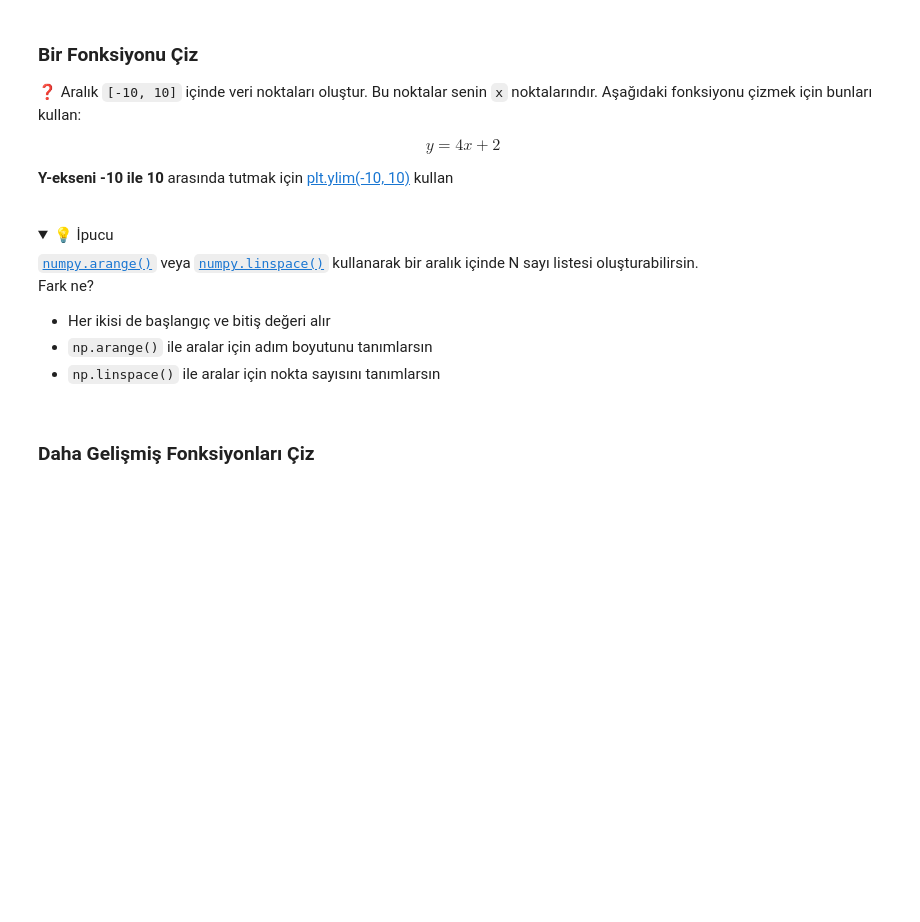
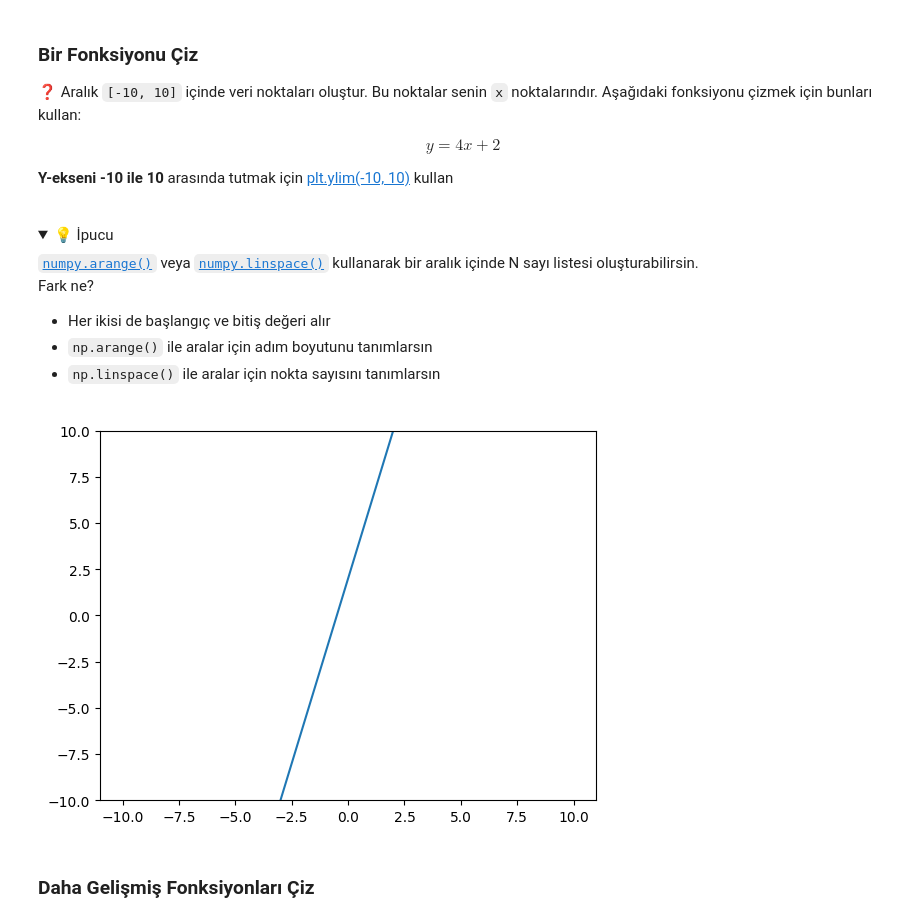
Before and after one commit to melis-gezer/algebra-warmup, a Jupyter notebook: algebra-warmup.ipynb, the cells around one changed output. Cells and saved outputs as stored; diff of their text form; code cells hidden in the pictures; folded sections open; blank space fills up the shorter version.

```diff
--- a/algebra-warmup.ipynb
+++ b/algebra-warmup.ipynb
@@ -91,3 +102,18 @@ $$y = 4x + 2$$
+# %%
+import numpy as np
+import matplotlib.pyplot as plt
+
+x = np.linspace(-10, 10, 400)
+
+y = 4*x+2
+
+plt.plot(x, y)
+
+plt.ylim(-10, 10)
+
+plt.show()
+# %% [output]
+[figure, added]
 # %% [markdown]
 ### Daha Gelişmiş Fonksiyonları Çiz
 # %% [markdown]
```
Also changed, not shown: parts of 11 cells of this notebook.
